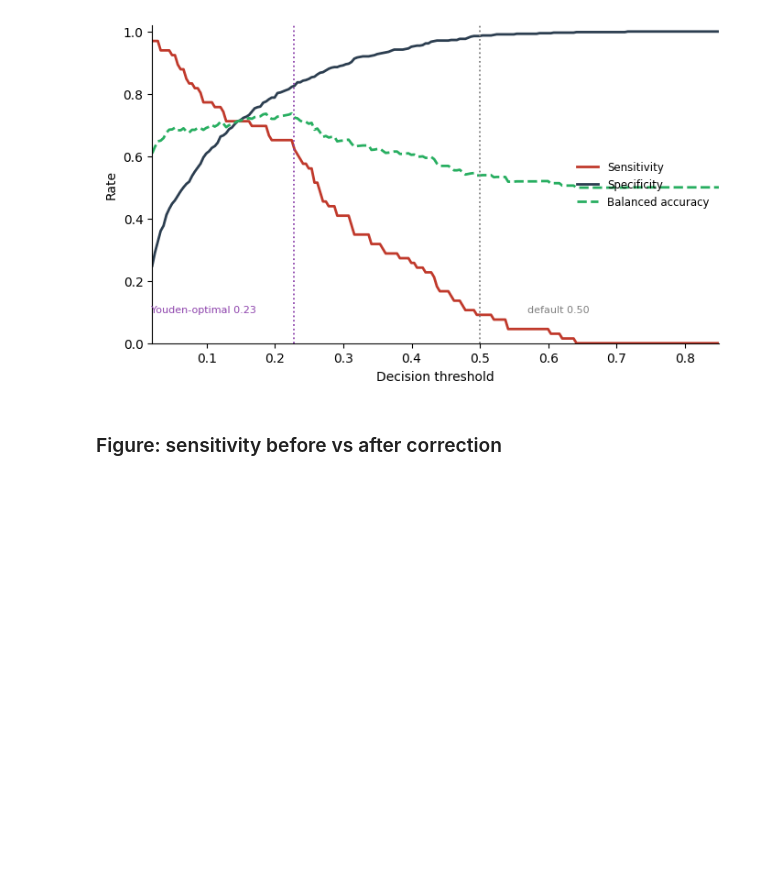
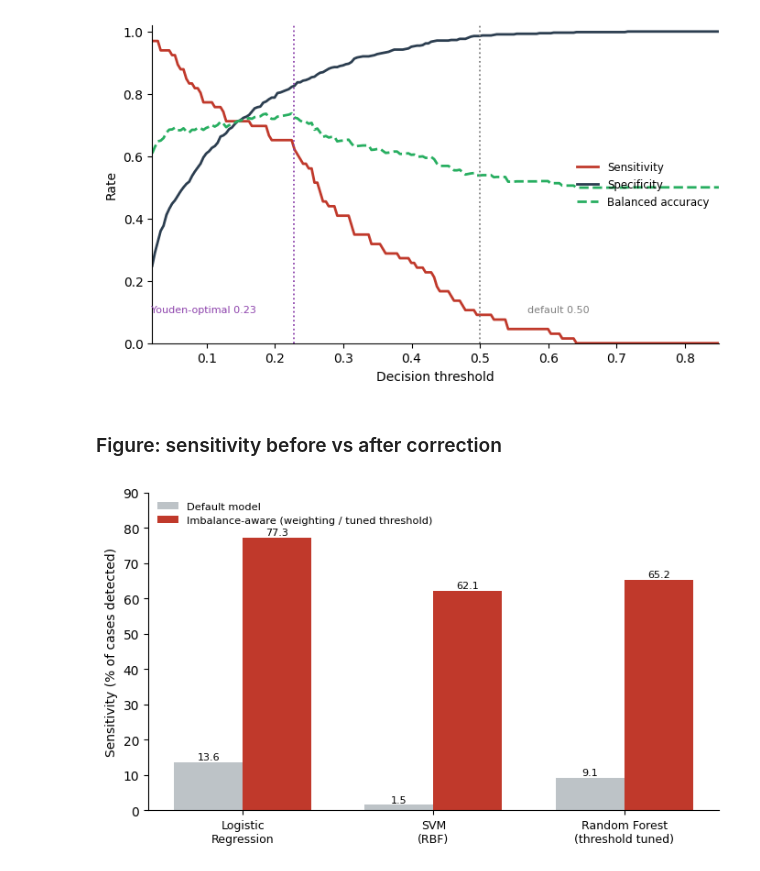
Before and after one commit to adamissac/heart-disease-imbalanced-ml, a Jupyter notebook: heart_disease_imbalanced_classification.ipynb, the cells around one changed output. Drawn from its saved outputs; the diff is of its cells as text; code cells hidden in the pictures; blank space fills up the shorter version.

Commit message:
notebook: plot baseline sensitivity vs specificity
Co-authored-by: Adam Issac <adamissac@users.noreply.github.com>

```diff
--- a/heart_disease_imbalanced_classification.ipynb
+++ b/heart_disease_imbalanced_classification.ipynb
@@ -387,3 +387,24 @@ plt.show()
 [figure]
 # %% [markdown]
 ### Figure: sensitivity before vs after correction
+# %%
+models_lbl = ["Logistic\nRegression", "SVM\n(RBF)", "Random Forest\n(threshold tuned)"]
+before = [9/66*100, 1/66*100, 6/66*100]
+after  = [51/66*100, 41/66*100, 43/66*100]
+
+x = np.arange(len(models_lbl)); w = 0.36
+fig, ax = plt.subplots(figsize=(7, 4.2))
+ax.bar(x - w/2, before, w, label="Default model", color="#bdc3c7")
+ax.bar(x + w/2, after,  w, label="Imbalance-aware (weighting / tuned threshold)", color="#c0392b")
+for i, (b, a) in enumerate(zip(before, after)):
+    ax.annotate(f"{b:.1f}", (i - w/2, b), textcoords="offset points", xytext=(0, 2), ha="center", fontsize=8)
+    ax.annotate(f"{a:.1f}", (i + w/2, a), textcoords="offset points", xytext=(0, 2), ha="center", fontsize=8)
+ax.set_xticks(x); ax.set_xticklabels(models_lbl, fontsize=9)
+ax.set_ylabel("Sensitivity (% of cases detected)"); ax.set_ylim(0, 90)
+ax.legend(frameon=False, fontsize=8.2, loc="upper left")
+ax.spines[["top", "right"]].set_visible(False)
+plt.tight_layout()
+plt.savefig("figures/sens_before_after.png", dpi=300, bbox_inches="tight")
+plt.show()
+# %% [output]
+[figure, added]
```
